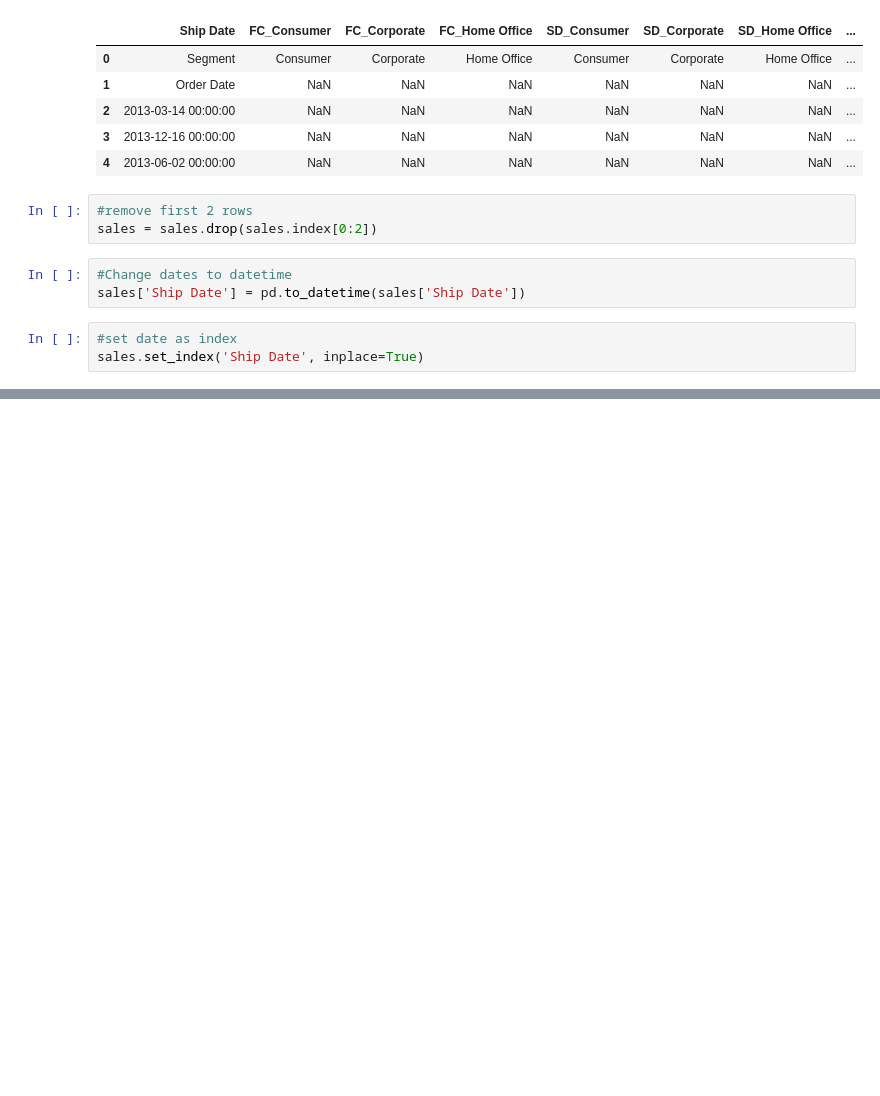
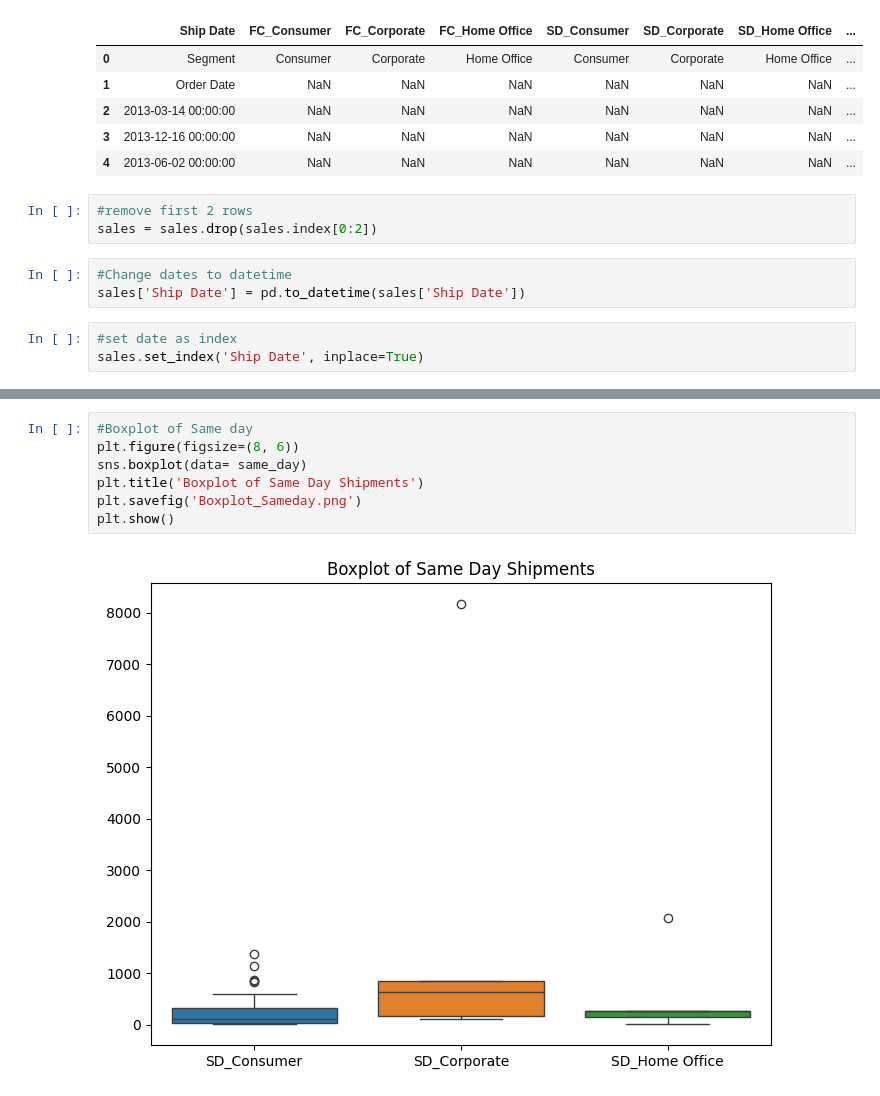
Before and after one commit to BaSalami01/Task---Quaterly-Sales, a Jupyter notebook: quaterly_sales.ipynb, the cells around one changed output, grey strips where cells are left out. Cells and saved outputs as stored; diff of their text form; blank space fills up the shorter version.

```diff
--- a/quaterly_sales.ipynb
+++ b/quaterly_sales.ipynb
@@ -96,0 +286,9 @@ sales.describe().T
+# %%
+#Boxplot of Same day
+plt.figure(figsize=(8, 6))
+sns.boxplot(data= same_day)
+plt.title('Boxplot of Same Day Shipments')
+plt.savefig('Boxplot_Sameday.png')
+plt.show()
+# %% [output]
+[figure, added]
```
Also changed, not shown: parts of 29 cells of this notebook, 13 other files.
